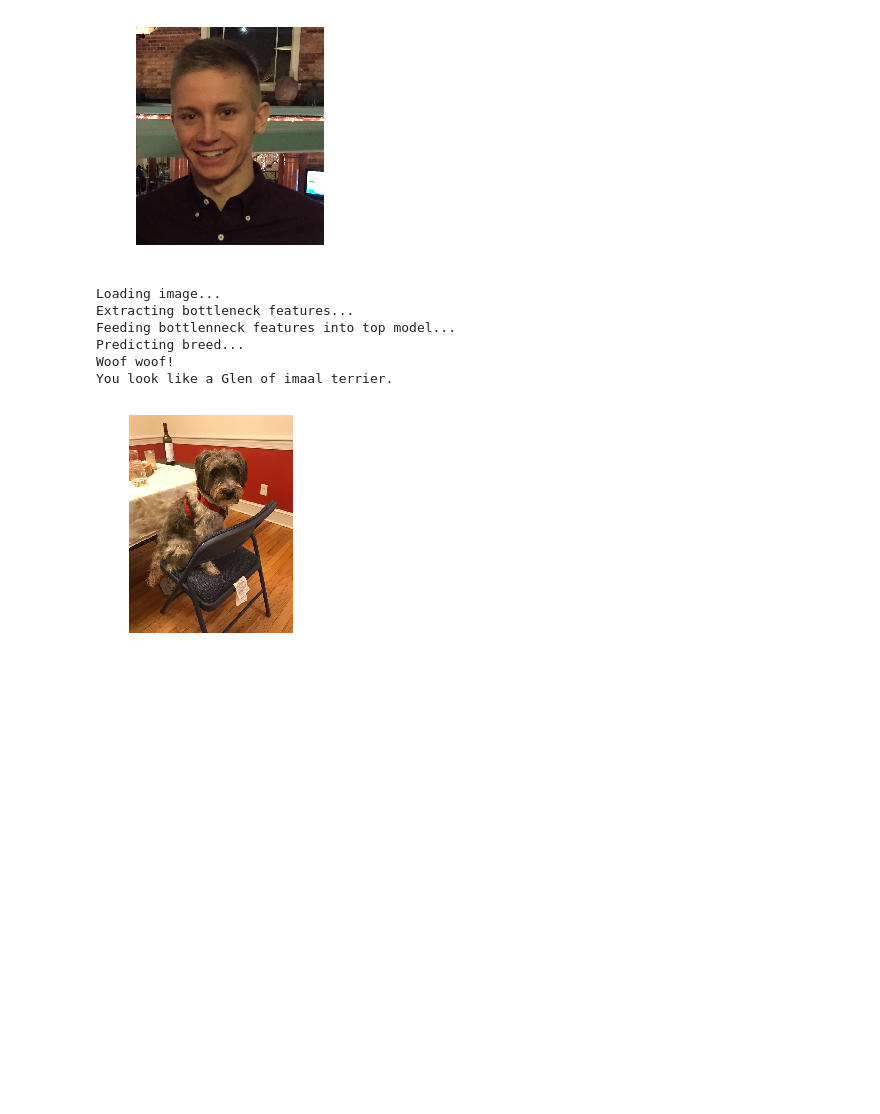
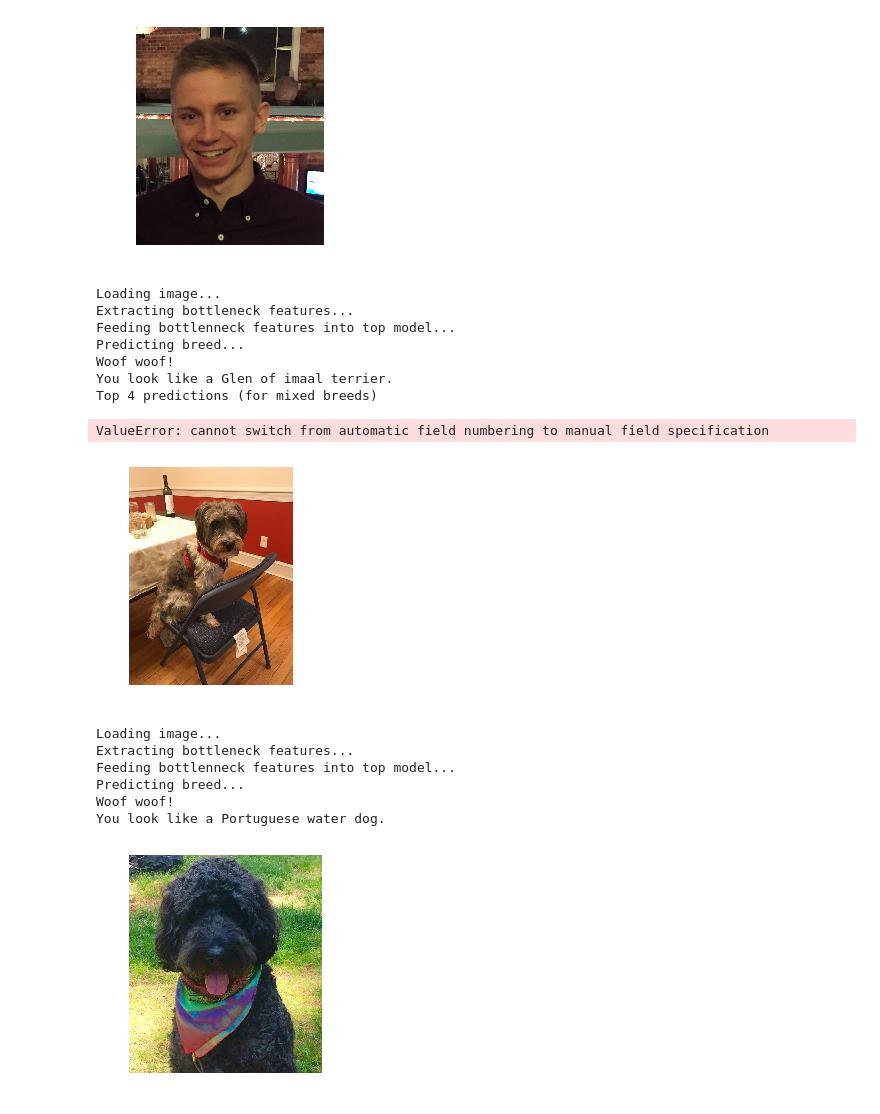
Before and after one commit to Sillians/machine-learning-1, a Jupyter notebook: projects/dog-project/dog_app.ipynb, the cells around one changed output. Drawn from its saved outputs; the diff is of its cells as text; code cells hidden in the pictures; blank space fills up the shorter version.

Commit message:
added mixed breed predictions

```diff
--- a/projects/dog-project/dog_app.ipynb
+++ b/projects/dog-project/dog_app.ipynb
@@ -729,6 +729,8 @@ where `{network}`, in the above filename, should be one of `VGG19`, `Resnet50`,
 
 #     return model.predict(preprocess_input(tensor))
 
+top_N = 4
+
 def predict_breed(path):
 
     # load image using path_to_tensor
@@ -741,8 +743,10 @@ def predict_breed(path):
 
     # feed into top_model for breed prediction
     print('Feeding bottlenneck features into top model...')
-    prediction = np.argmax(inception_model.predict(bottleneck_features))
+    prediction = inception_model.predict(bottleneck_features)[0]
+    breeds_predicted = [dog_names[idx] for idx in np.argsort(prediction)[::-1][:top_N]]
+    confidence_predicted = np.sort(prediction)[::-1][:top_N]
 
     print('Predicting breed...')
     # take prediction, lookup in dog_names, return value
-    return dog_names[prediction]
+    return breeds_predicted, confidence_predicted
@@ -748,0 +760,16 @@ def predict_breed(path):
+# %%
+import numpy as np
+
+a = np.array([2, 6, 9, 8, 7, 9, 7, 14])
+print(np.argsort(a)[::-1][:4])
+
+print(np.sort(a)[::-1][:4])
+
+b = ['test1', 'test2', 'test3', 'test4', 'test5', 'test6', 'test7', 'test8']
+
+
+
+breeds = [b[idx] for idx in np.argsort(a)[::-1][:4]]
+
+for i, j in zip(a, breeds):
+    print('Predicted breed: {} with a confidence of {}'.format(i, j))
@@ -771,7 +805,7 @@ import matplotlib.image as mpimg
 
 
 def make_prediction(path):
-    predicted_breed = predict_breed(path)
+    breeds, confidence = predict_breed(path)
     img = mpimg.imread(path)
     plt.axis('off')
 
@@ -782,12 +816,16 @@ def make_prediction(path):
     if dog_detector(path):
         print('Woof woof!')
         imgplot = plt.imshow(img)
-        print('You look like a {}.'.format(predicted_breed.replace("_", " ")))
+        print('You look like a {}.'.format(breeds[0].replace("_", " ")))
+
+        print('\n\nTop 4 predictions (for mixed breeds)')
+        for i, j in zip(breeds, confidence):
+            print('Predicted breed: {} with a confidence of {:.4f}'.format(i.replace("_", " "), j))
 
     elif face_detector(path):
         print('Hello human!')
         imgplot = plt.imshow(img)
-        print('If you were a dog, you\'d be a {}.'.format(predicted_breed.replace("_", " ")))
+        print('If you were a dog, you\'d be a {}.'.format(breeds[0].replace("_", " ")))
     else:
         raise ValueError('Could not detect dogs or humans in image.')
 # %% [markdown]
@@ -889,4 +936,16 @@ Feeding bottlenneck features into top model...
 Predicting breed...
 Woof woof!
 You look like a Glen of imaal terrier.
+Top 4 predictions (for mixed breeds)
+ValueError: cannot switch from automatic field numbering to manual field specification
 [figure]
+# %%
+make_prediction('images/amber.jpg')
+# %% [output]
+Loading image...
+Extracting bottleneck features...
+Feeding bottlenneck features into top model...
+Predicting breed...
+Woof woof!
+You look like a Portuguese water dog.
+[figure, added]
```
Also changed, not shown: parts of 34 cells of this notebook, 26 other files.
